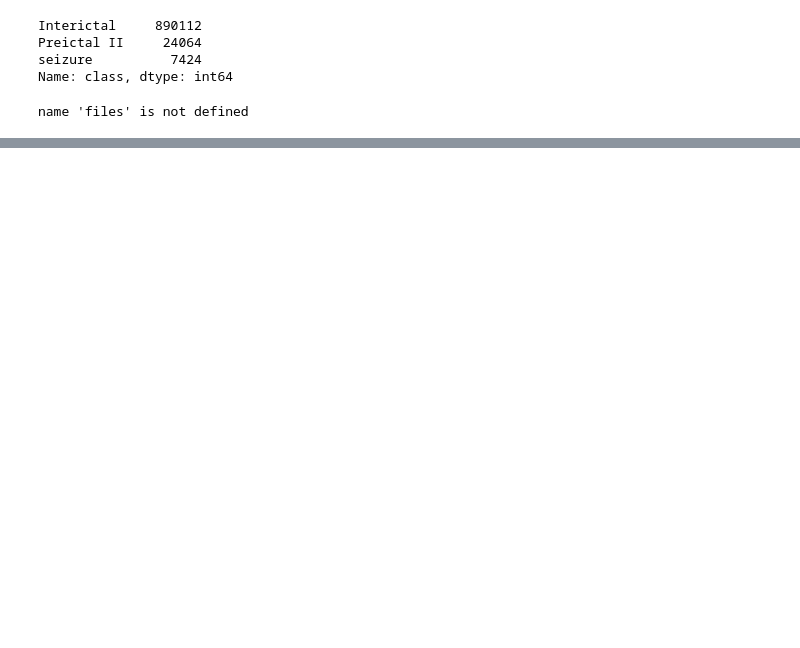
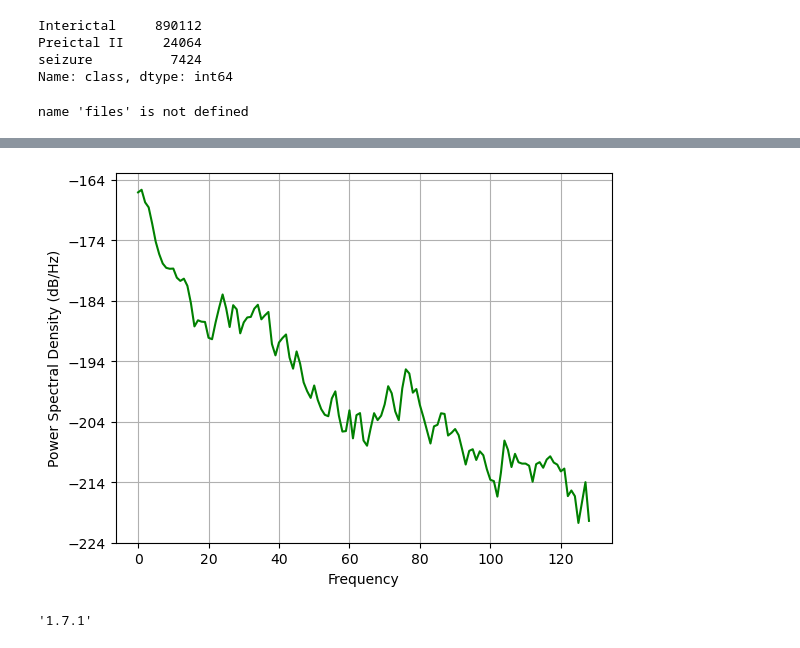
Before and after one commit to nikl1425/DeepLearning_Master, a Jupyter notebook: DataHandling/test_create_spec_plt copy.ipynb, the cells around one changed output, grey strips where cells are left out. Cells and saved outputs as stored; diff of their text form; code cells hidden in the pictures; blank space fills up the shorter version.

```diff
--- a/DataHandling/test_create_spec_plt copy.ipynb
+++ b/DataHandling/test_create_spec_plt copy.ipynb
@@ -257,0 +264,15 @@ datetime.datetime(1970, 1, 1, 4, 56, 53)
+# %%
+sz = sz_win[10][0]
+int = inter_win[25][0]
+# %%
+plt.style.use('default')
+plt.psd(np.array(sz)**2, Fs=256, color ="green")
+lines = plt.gca().get_lines()
+x_data = lines[0].get_data()[0]
+# %% [output]
+[figure, added]
+# %%
+import scipy
+scipy.__version__
+# %% [output]
+'1.7.1'
```
Also changed, not shown: parts of 36 cells of this notebook, 4 other files.
